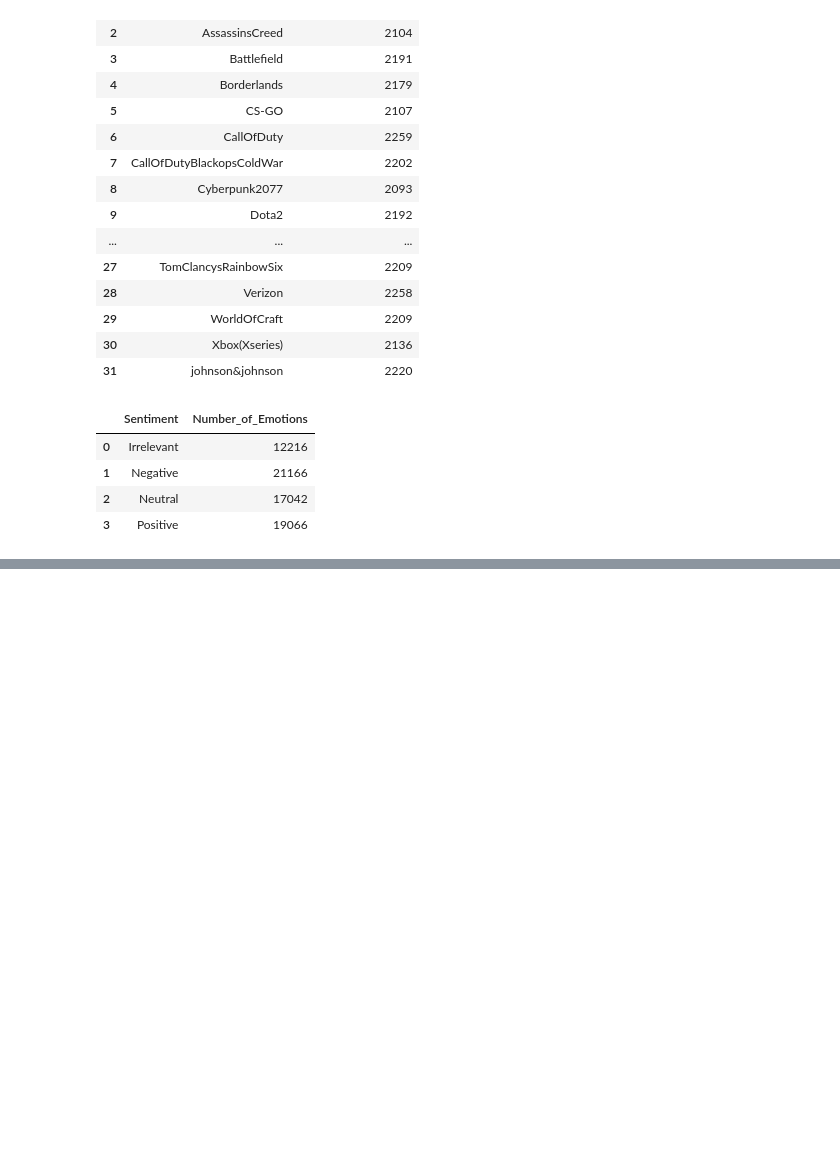
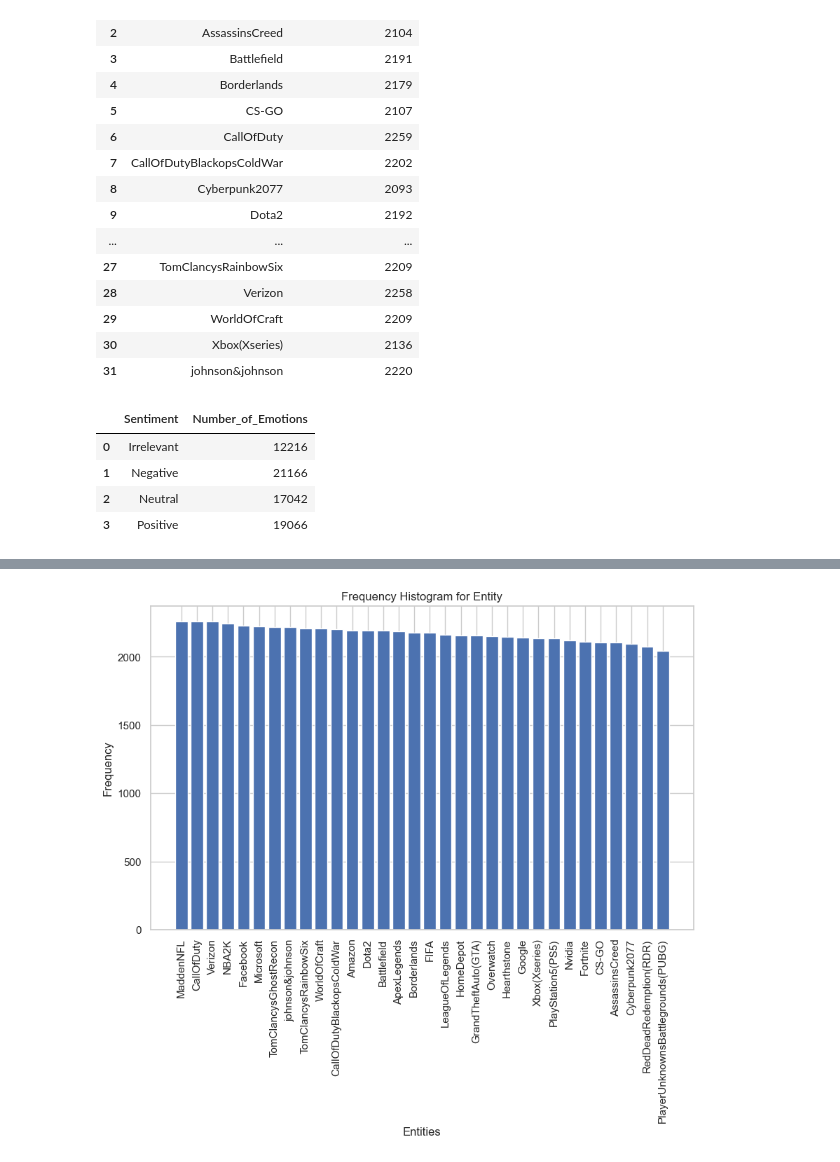
Before and after one commit to MSalmanAliKhan/Data-Science-Projects, a Jupyter notebook: Twitter-Sentiment-Analysis(SQL+Python)/Twitter Sentiment Analysis.ipynb, the cells around one changed output, grey strips where cells are left out. Cells and saved outputs as stored; diff of their text form; code cells hidden in the pictures; blank space fills up the shorter version.

```diff
--- a/Twitter-Sentiment-Analysis(SQL+Python)/Twitter Sentiment Analysis.ipynb
+++ b/Twitter-Sentiment-Analysis(SQL+Python)/Twitter Sentiment Analysis.ipynb
@@ -218,0 +362,17 @@ pd.read_sql_query(sql_query, engine)
+# %%
+# To study entity distribution using a histogram
+
+# To count the frequency of each unique value in the Entity column
+value_counts = Tweet_Train_Clean['Entity'].value_counts()
+
+# To create a bar chart histogram of the value frequencies
+plt.figure(figsize=(10, 6))  # To adjust the figure size as needed
+plt.bar(value_counts.index, value_counts.values)
+plt.xlabel('Entities')
+plt.ylabel('Frequency')
+plt.title(f'Frequency Histogram for Entity')
+plt.xticks(rotation=90)  # To rotate x-axis labels for better readability if necessary
+
+plt.show()
+# %% [output]
+[figure, added]
```
Also changed, not shown: parts of 14 cells of this notebook, 2 other files.
